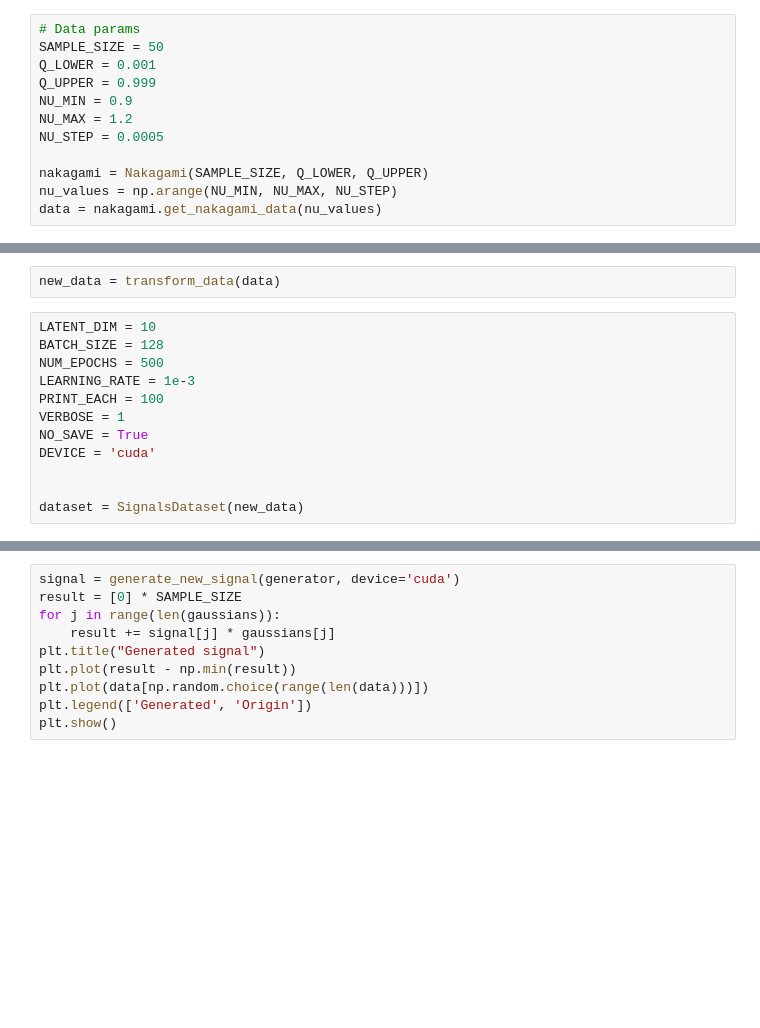
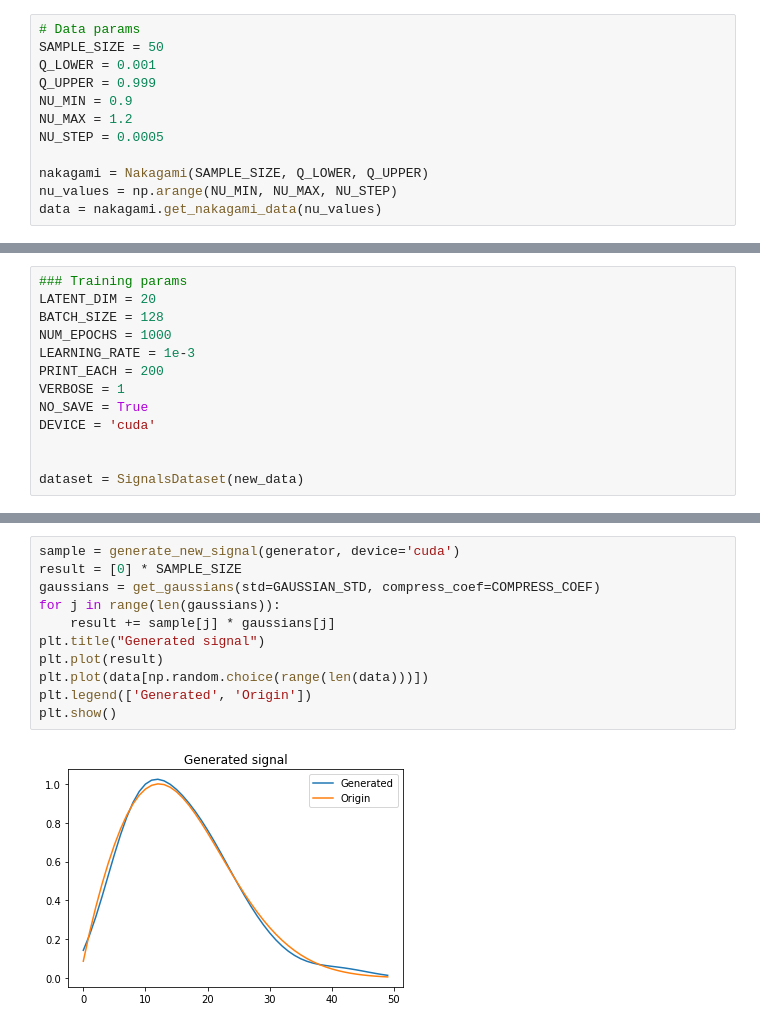
Before and after one commit to whiteRa2bit/hep_generative_models, a Jupyter notebook: notebooks/train/Gan_preprocessing.ipynb, the cells around one changed output, grey strips where cells are left out. Saved outputs shown, nothing was run; the diff lists cells and outputs as text; blank space fills up the shorter version.

```diff
--- a/notebooks/train/Gan_preprocessing.ipynb
+++ b/notebooks/train/Gan_preprocessing.ipynb
@@ -107,11 +115,10 @@ def back_transform_data(data):
-# %%
-new_data = transform_data(data)
 # %%
-LATENT_DIM = 10
+### Training params
+LATENT_DIM = 20
 BATCH_SIZE = 128
-NUM_EPOCHS = 500
+NUM_EPOCHS = 1000
 LEARNING_RATE = 1e-3
-PRINT_EACH = 100
+PRINT_EACH = 200
 VERBOSE = 1
 NO_SAVE = True
 DEVICE = 'cuda'
@@ -134,10 +150,13 @@ RuntimeError: size mismatch, m1: [128 x 10], m2: [100 x 128] at /opt/conda/conda
 # %%
-signal = generate_new_signal(generator, device='cuda')
+sample = generate_new_signal(generator, device='cuda')
 result = [0] * SAMPLE_SIZE
+gaussians = get_gaussians(std=GAUSSIAN_STD, compress_coef=COMPRESS_COEF)
 for j in range(len(gaussians)):
-    result += signal[j] * gaussians[j]
+    result += sample[j] * gaussians[j]
 plt.title("Generated signal")
-plt.plot(result - np.min(result))
+plt.plot(result)
 plt.plot(data[np.random.choice(range(len(data)))])
 plt.legend(['Generated', 'Origin'])
 plt.show()
+# %% [output]
+[figure, added]
```
Also changed, not shown: parts of 12 cells of this notebook.
